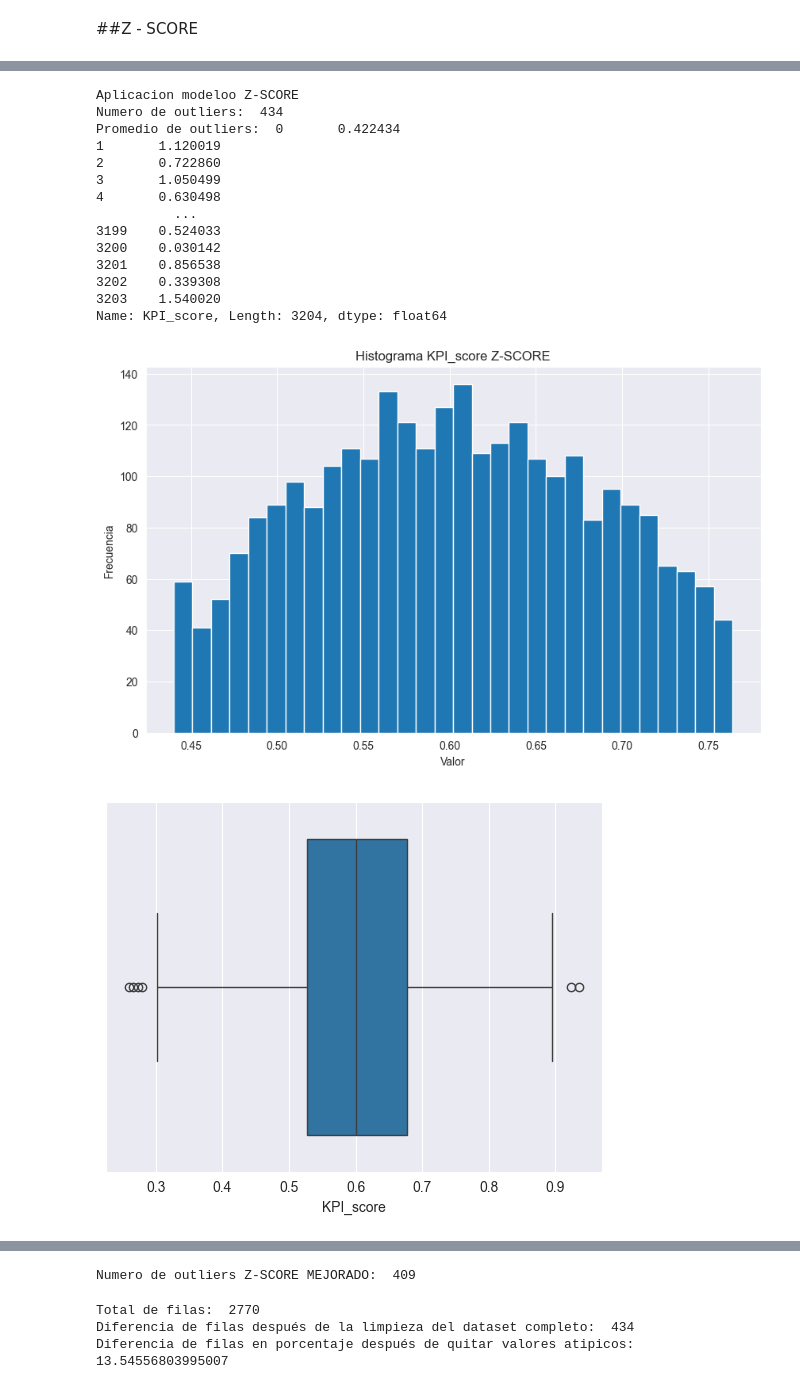
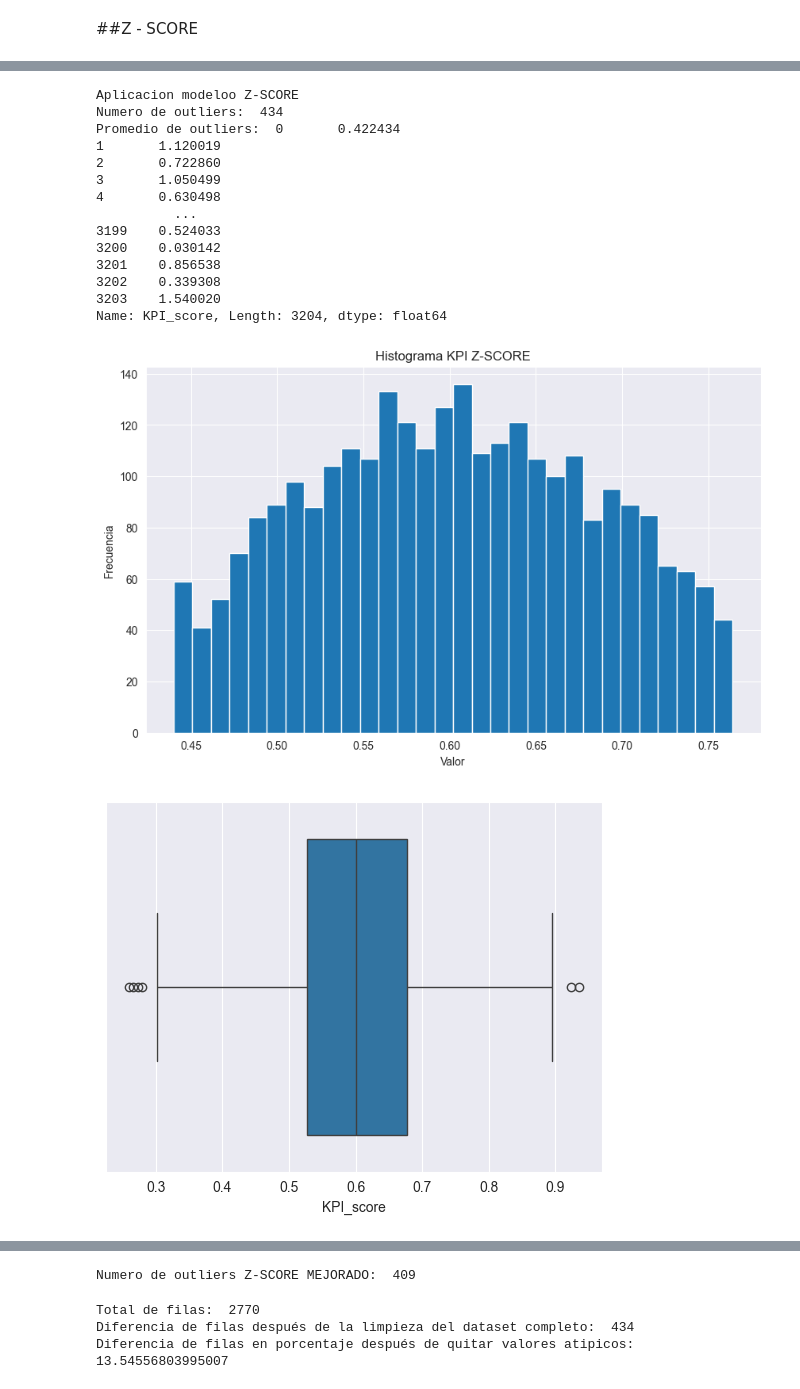
Before and after one commit to Fritz1304/Modelos_Analiticos, a Jupyter notebook: notebook.ipynb, the cells around one changed output, grey strips where cells are left out. Cells and saved outputs as stored; diff of their text form; code cells hidden in the pictures.

```diff
--- a/notebook.ipynb
+++ b/notebook.ipynb
@@ -491,7 +491,7 @@ import numpy as np
 from pyod.models.mad import MAD
 
 # Aplicacion de tecnicas para el manejo de valores atipicos
-kpiScore = datasetOriginalclean['KPI_score']
+kpiScore = datasetOriginalMatriz['KPI_score']
 pyplot.figure(figsize=(10, 6))  # Tamaño de la figura
 kpiScore.hist(bins=30)  # Puedes cambiar el número de bins según lo que necesites
 pyplot.title('Histograma KPI_score')
@@ -500,9 +500,9 @@ pyplot.ylabel('Frecuencia')
 pyplot.show()
 
 # Aplicacion del Z-Score
-datasetOriginalMatrizOutliers = datasetOriginalclean.copy()
+datasetOriginalMatrizOutliers = datasetOriginalMatriz.copy()
 print("Aplicacion modeloo Z-SCORE")
-datasetOriginalMatrizOutliers['zscore'] = zscore(datasetOriginalclean['KPI_score'])
+datasetOriginalMatrizOutliers['zscore'] = zscore(datasetOriginalMatriz['KPI_score'])
 outliers = datasetOriginalMatrizOutliers[datasetOriginalMatrizOutliers['zscore'].abs() > 1.5]
 zscores = zscore(datasetOriginalMatrizOutliers['KPI_score'])
 abs_ZScores = np.abs(zscores)
@@ -515,39 +515,39 @@ datasetOriginalMatrizZScore = pandas.merge(datasetOriginalMatrizOutliers, outlie
 kpiScore = datasetOriginalMatrizZScore['KPI_score']
 pyplot.figure(figsize=(10, 6))  # Tamaño de la figura
 kpiScore.hist(bins=30)  # Puedes cambiar el número de bins según lo que necesites
-pyplot.title('Histograma KPI_score Z-SCORE')
+pyplot.title('Histograma KPI Z-SCORE')
 pyplot.xlabel('Valor')
 pyplot.ylabel('Frecuencia')
 pyplot.show()
 
 sb.boxplot(x=datasetOriginal['KPI_score'])
 pyplot.show()
 
 sb.boxplot(x=datasetOriginalMatrizZScore['KPI_score'])
 pyplot.show()
 
 # Aplicacion del Z-Score MEJORADO
 mad = MAD(threshold=1.5)
 totalOutliers = datasetOriginalMatrizOutliers['KPI_score'].values.reshape(-1, 1)
 labels = mad.fit(totalOutliers).labels_
 print("Numero de outliers Z-SCORE MEJORADO: ", labels.sum())
 # %% [output]
 [figure]
 Aplicacion modeloo Z-SCORE
 Numero de outliers:  434
 Promedio de outliers:  0       0.422434
 1       1.120019
 2       0.722860
 3       1.050499
 4       0.630498
           ...
 3199    0.524033
 3200    0.030142
 3201    0.856538
 3202    0.339308
 3203    1.540020
 Name: KPI_score, Length: 3204, dtype: float64
-[figure, old version]
+[figure, new version]
 [figure]
 [figure]
 Numero de outliers Z-SCORE MEJORADO:  409
```
Also changed, not shown: parts of 5 cells of this notebook.
